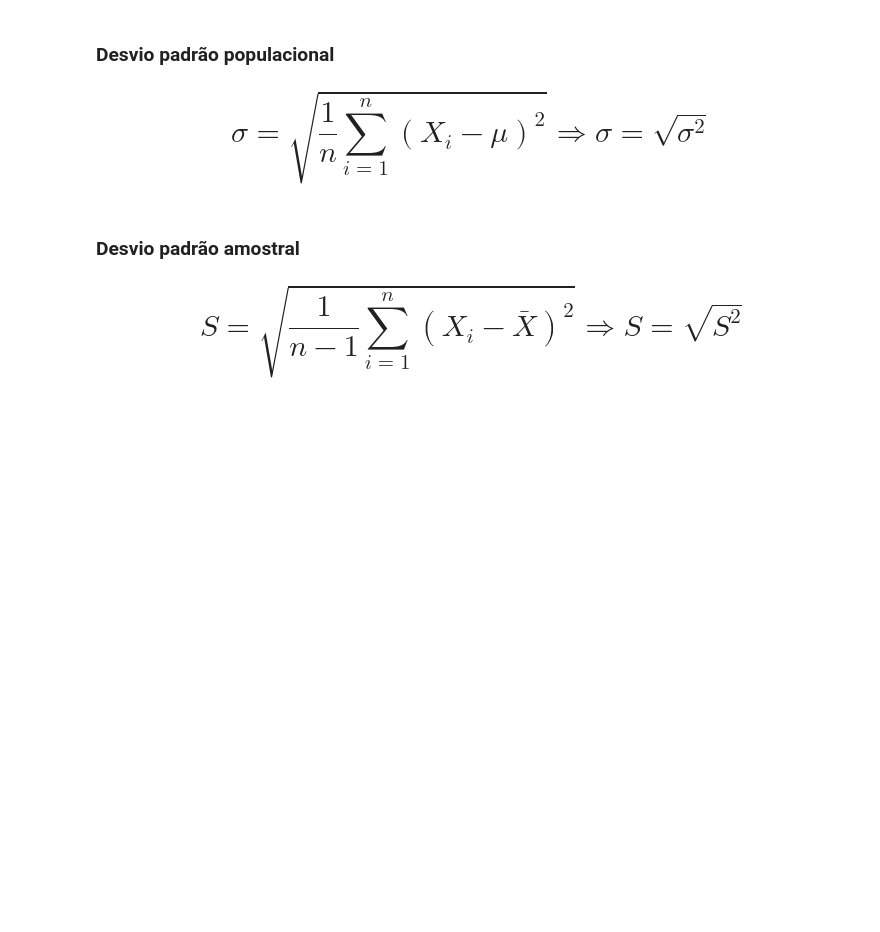
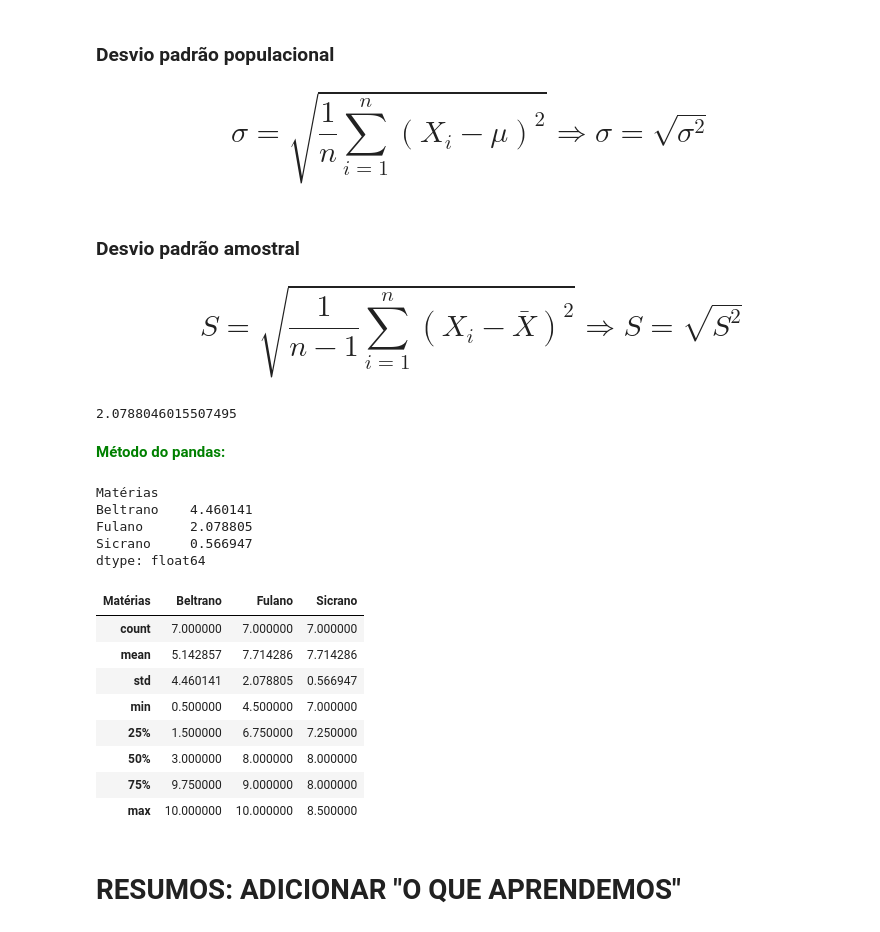
Before and after one commit to elvisviana025/Notas-Estatistica-Alura, a Jupyter notebook: Curso_de_Estatística_Parte_1.ipynb, the cells around one changed output. Saved outputs shown, nothing was run; the diff lists cells and outputs as text; code cells hidden in the pictures; blank space fills up the shorter version.

```diff
--- a/Curso_de_Estatística_Parte_1.ipynb
+++ b/Curso_de_Estatística_Parte_1.ipynb
@@ -1111,3 +1167,33 @@ Uma das restrições da variância é o fato de fornecer medidas em quadrados da
 ### Desvio padrão amostral
 
 # $$S = \sqrt{\frac 1{n-1}\sum_{i=1}^{n}(X_i-\bar{X})^2} \Longrightarrow S = \sqrt{S^2}$$
+# %%
+# 1. basta tirarmos a RAIZ QUADRADA da variância
+np.sqrt(variancia[1])
+# %% [output]
+2.0788046015507495
+# %% [markdown]
+<font color=green>**Método do pandas:**</font>
+# %%
+df.std()
+# %% [output]
+Matérias
+Beltrano    4.460141
+Fulano      2.078805
+Sicrano     0.566947
+dtype: float64
+# %%
+# também aparecem no método "describe"
+df.describe()
+# %% [output]
+| Matérias | Beltrano | Fulano | Sicrano |
+| count | 7.000000 | 7.000000 | 7.000000 |
+| mean | 5.142857 | 7.714286 | 7.714286 |
+| std | 4.460141 | 2.078805 | 0.566947 |
+| min | 0.500000 | 4.500000 | 7.000000 |
+| 25% | 1.500000 | 6.750000 | 7.250000 |
+| 50% | 3.000000 | 8.000000 | 8.000000 |
+| 75% | 9.750000 | 9.000000 | 8.000000 |
+| max | 10.000000 | 10.000000 | 8.500000 |
+# %% [markdown]
+# RESUMOS: ADICIONAR "O QUE APRENDEMOS"
```
Also changed, not shown: parts of 46 cells of this notebook, 1 other file.
